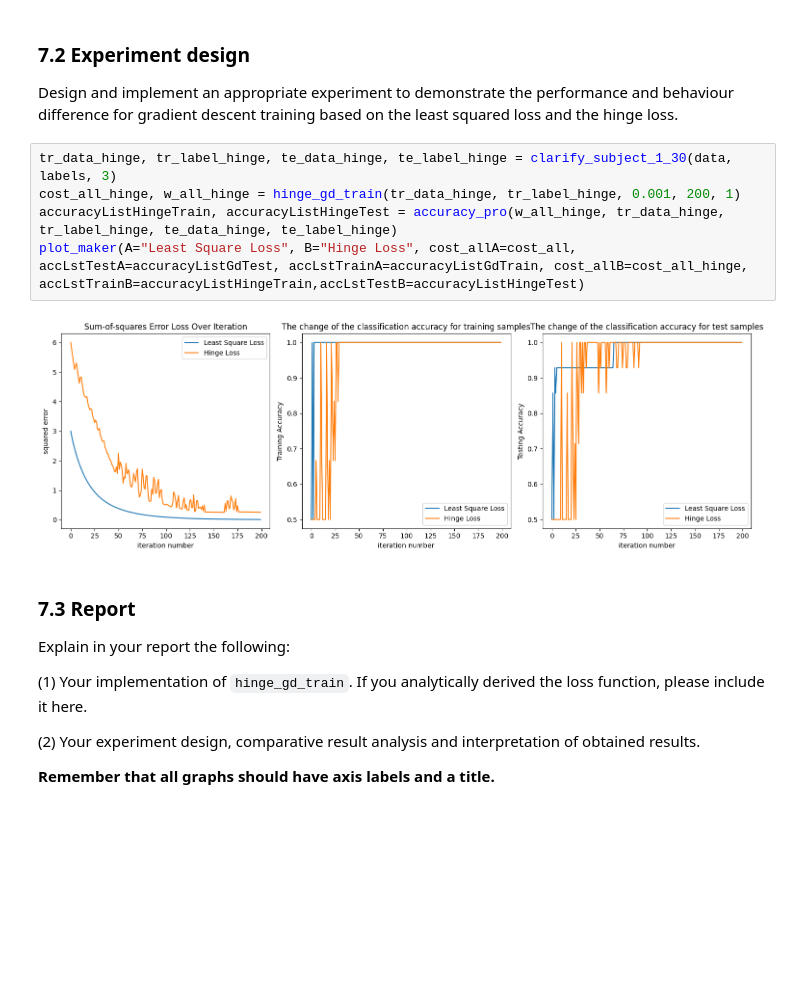
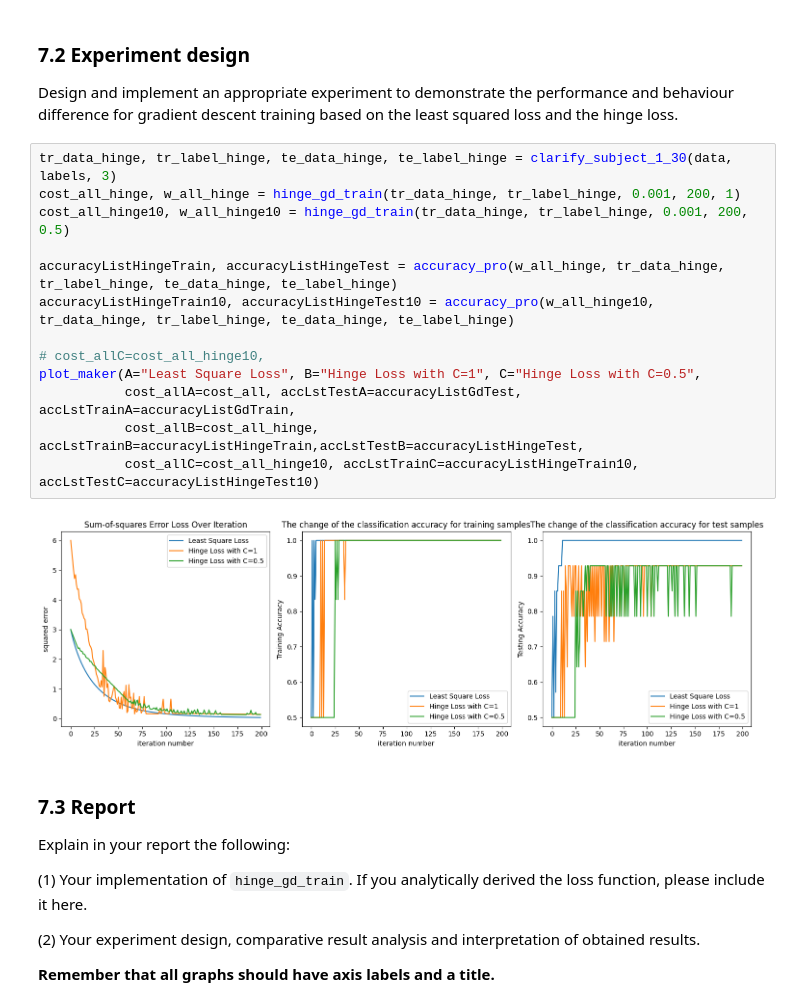
Before and after one commit to Ray7788/MachineLearning, a Jupyter notebook: Lab3_S/24112-Lab2-S-Practice2.ipynb, the cells around one changed output. Saved outputs shown, nothing was run; the diff lists cells and outputs as text; blank space fills up the shorter version.

```diff
--- a/Lab3_S/24112-Lab2-S-Practice2.ipynb
+++ b/Lab3_S/24112-Lab2-S-Practice2.ipynb
@@ -718,10 +618,18 @@ Design and implement an appropriate experiment to demonstrate the performance an
 # %%
 tr_data_hinge, tr_label_hinge, te_data_hinge, te_label_hinge = clarify_subject_1_30(data, labels, 3)
 cost_all_hinge, w_all_hinge = hinge_gd_train(tr_data_hinge, tr_label_hinge, 0.001, 200, 1)
+cost_all_hinge10, w_all_hinge10 = hinge_gd_train(tr_data_hinge, tr_label_hinge, 0.001, 200, 0.5)
+
 accuracyListHingeTrain, accuracyListHingeTest = accuracy_pro(w_all_hinge, tr_data_hinge, tr_label_hinge, te_data_hinge, te_label_hinge)
-plot_maker(A="Least Square Loss", B="Hinge Loss", cost_allA=cost_all, accLstTestA=accuracyListGdTest, accLstTrainA=accuracyListGdTrain, cost_allB=cost_all_hinge, accLstTrainB=accuracyListHingeTrain,accLstTestB=accuracyListHingeTest)
+accuracyListHingeTrain10, accuracyListHingeTest10 = accuracy_pro(w_all_hinge10, tr_data_hinge, tr_label_hinge, te_data_hinge, te_label_hinge)
+
+# cost_allC=cost_all_hinge10,
+plot_maker(A="Least Square Loss", B="Hinge Loss with C=1", C="Hinge Loss with C=0.5",
+           cost_allA=cost_all, accLstTestA=accuracyListGdTest, accLstTrainA=accuracyListGdTrain,
+           cost_allB=cost_all_hinge, accLstTrainB=accuracyListHingeTrain,accLstTestB=accuracyListHingeTest,
+           cost_allC=cost_all_hinge10, accLstTrainC=accuracyListHingeTrain10, accLstTestC=accuracyListHingeTest10)
 # %% [output]
-[figure, old version]
+[figure, new version]
 # %% [markdown]
 ### 7.3 Report
 
```
Also changed, not shown: parts of 18 cells of this notebook, 2 other files.
